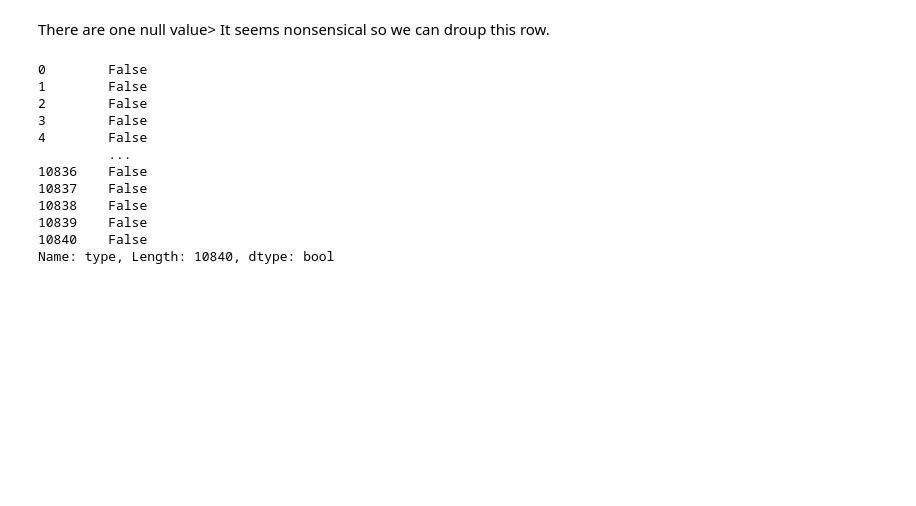
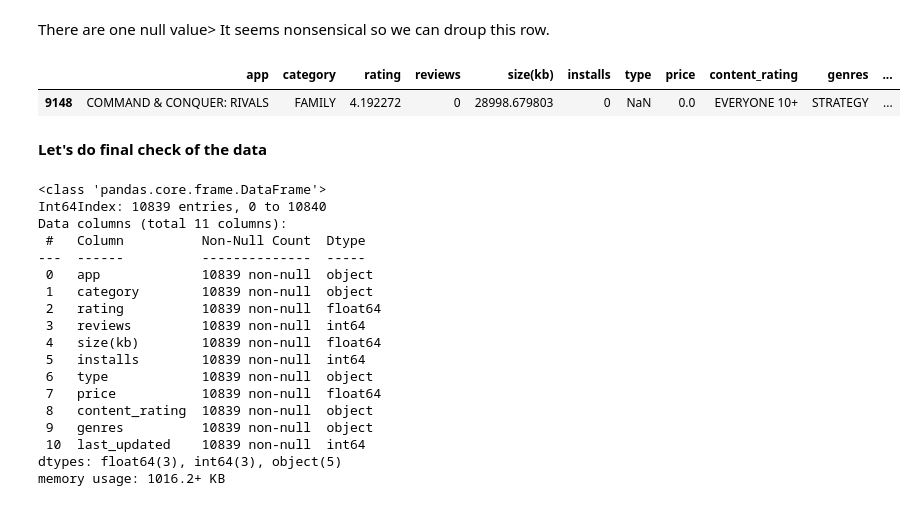
Before and after one commit to Rosiee0312/Google_Play_Store, a Jupyter notebook: Data_cleaning_EDA.ipynb, the cells around one changed output. Saved outputs shown, nothing was run; the diff lists cells and outputs as text; code cells hidden in the pictures; blank space fills up the shorter version.

```diff
--- a/Data_cleaning_EDA.ipynb
+++ b/Data_cleaning_EDA.ipynb
@@ -310,17 +310,7 @@ memory usage: 1016.2+ KB
 # %% [markdown]
 There are one null value> It seems nonsensical so we can droup this row.
 # %%
-df['type'].isnull()
+df.loc[df['type'].isnull()]
 # %% [output]
-0        False
-1        False
-2        False
-3        False
-4        False
-         ...
-10836    False
-10837    False
-10838    False
-10839    False
-10840    False
-Name: type, Length: 10840, dtype: bool
+|  | app | category | rating | reviews | size(kb) | installs | type | price | content_rating | genres | ... |
+| 9148 | COMMAND & CONQUER: RIVALS | FAMILY | 4.192272 | 0 | 28998.679803 | 0 | NaN | 0.0 | EVERYONE 10+ | STRATEGY | ... |
@@ -326,0 +319,23 @@ Name: type, Length: 10840, dtype: bool
+# %% [markdown]
+__Let's do final check of the data__
+# %%
+df.info()
+# %% [output]
+<class 'pandas.core.frame.DataFrame'>
+Int64Index: 10839 entries, 0 to 10840
+Data columns (total 11 columns):
+ #   Column          Non-Null Count  Dtype
+---  ------          --------------  -----
+ 0   app             10839 non-null  object
+ 1   category        10839 non-null  object
+ 2   rating          10839 non-null  float64
+ 3   reviews         10839 non-null  int64
+ 4   size(kb)        10839 non-null  float64
+ 5   installs        10839 non-null  int64
+ 6   type            10839 non-null  object
+ 7   price           10839 non-null  float64
+ 8   content_rating  10839 non-null  object
+ 9   genres          10839 non-null  object
+ 10  last_updated    10839 non-null  int64
+dtypes: float64(3), int64(3), object(5)
+memory usage: 1016.2+ KB
```
Also changed, not shown: parts of 7 cells of this notebook.
